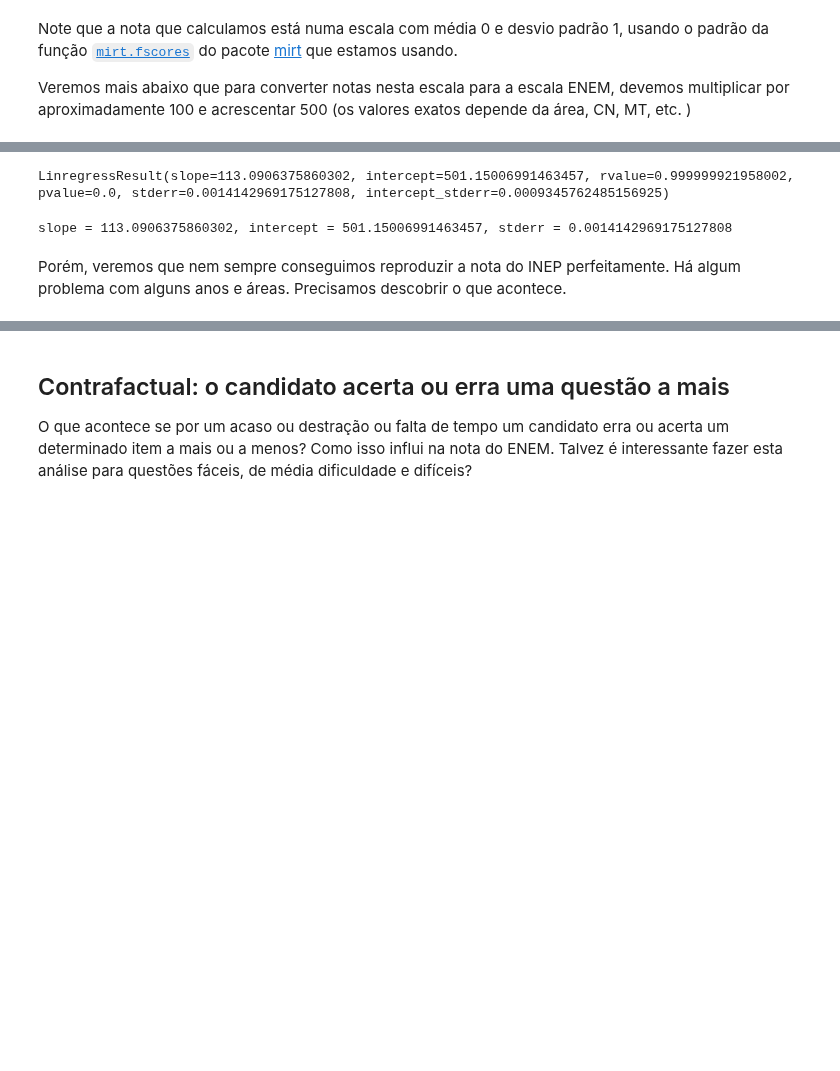
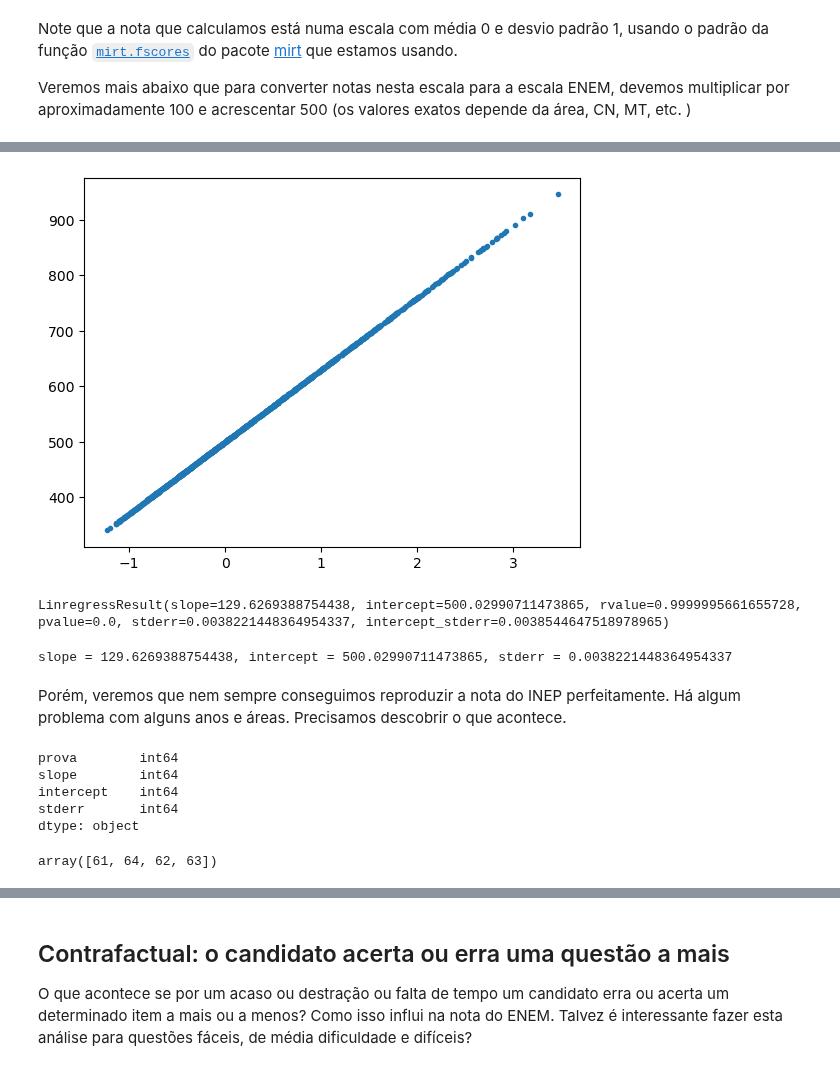
Before and after one commit to atp/enem, a Jupyter notebook: Robustez das Notas ENEM - Ewout.ipynb, the cells around one changed output, grey strips where cells are left out. Cells and saved outputs as stored; diff of their text form; code cells hidden in the pictures; blank space fills up the shorter version.

```diff
--- a/Robustez das Notas ENEM - Ewout.ipynb
+++ b/Robustez das Notas ENEM - Ewout.ipynb
@@ -96,10 +110,40 @@ plt.plot(x,y,'.');
+# %%
+# e finalmente, vamos comparar o nosso cálculo a partir dos padrões de resposta
+# e os parâmetros IRT dado pelo INEP, com a nota do INEP dado nos microdados.
+prova=1076 #MT 2022
+#prova = 405 # MT 2017
+padr,notas_inep= load_padr(prova,1000,nota_inep=True)
+notas_atp = score_inep(padr,prova)
+
+x = notas_atp['nota']
+y = notas_inep['nota_inep']
+#y = notas_inep['acertos']
+
+plt.plot(x,y,'.');
+# %% [output]
+[figure, added]
 # %%
 res = scipy.stats.linregress(x, y)
 display(res)
 print(f"\nslope = {res.slope}, intercept = {res.intercept}, stderr = {res.stderr}")
 # %% [output]
-LinregressResult(slope=113.0906375860302, intercept=501.15006991463457, rvalue=0.999999921958002, pvalue=0.0, stderr=0.0014142969175127808, intercept_stderr=0.0009345762485156925)
+LinregressResult(slope=129.6269388754438, intercept=500.02990711473865, rvalue=0.9999995661655728, pvalue=0.0, stderr=0.0038221448364954337, intercept_stderr=0.0038544647518978965)
-slope = 113.0906375860302, intercept = 501.15006991463457, stderr = 0.0014142969175127808
+slope = 129.6269388754438, intercept = 500.02990711473865, stderr = 0.0038221448364954337
 # %% [markdown]
 Porém, veremos que nem sempre conseguimos reproduzir a nota do INEP perfeitamente. Há algum problema com alguns anos e áreas. Precisamos descobrir o que acontece.
+# %%
+df = pd.DataFrame(columns=['prova','slope','intercept','stderr'])
+df['prova'] = df['prova'].astype('int')
+df.loc[len(df)] = [1,2,3,4]
+df.dtypes
+# %% [output]
+prova        int64
+slope        int64
+intercept    int64
+stderr       int64
+dtype: object
+# %%
+provas(2009,'MT')
+# %% [output]
+array([61, 64, 62, 63])
 # %%
```
Also changed, not shown: parts of 35 cells of this notebook, 5 other files.
